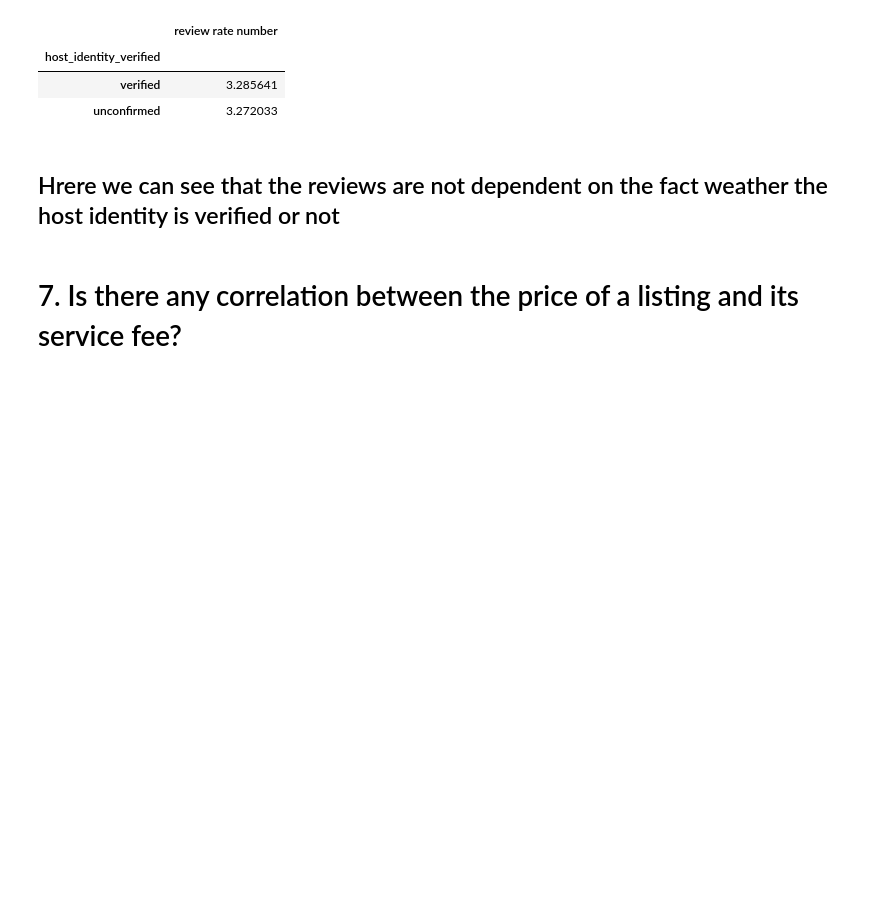
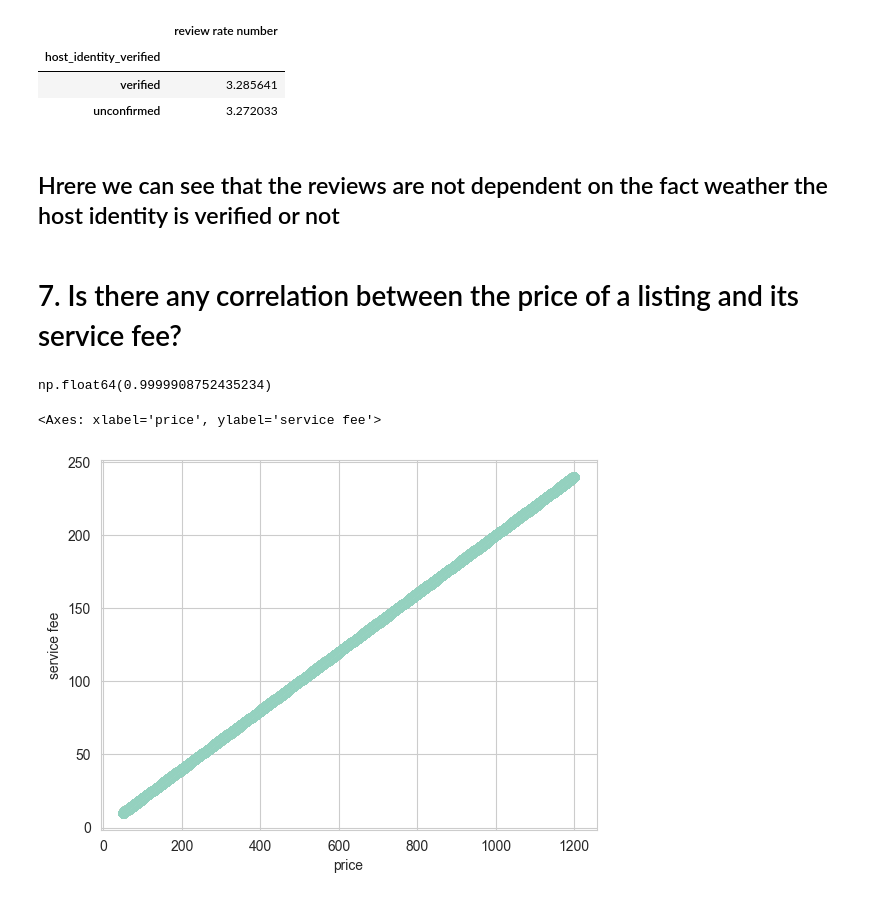
Before and after one commit to abhi-ram-M/VOIS_AICTE_Oct2025_Abhiram-Manepalli, a Jupyter notebook: Airbnb Hotel booking Analysis.ipynb, the cells around one changed output. Saved outputs shown, nothing was run; the diff lists cells and outputs as text; code cells hidden in the pictures; blank space fills up the shorter version.

```diff
--- a/Airbnb Hotel booking Analysis.ipynb
+++ b/Airbnb Hotel booking Analysis.ipynb
@@ -300,3 +300,12 @@ review
 ## Hrere we can see that the reviews are not dependent on the fact weather the host identity is verified or not
 # %% [markdown]
 # 7. Is there any correlation between the price of a listing and its service fee?
+# %%
+df['price'].corr(df['service fee'])
+# %% [output]
+np.float64(0.9999908752435234)
+# %%
+sns.regplot(df, x = 'price', y = 'service fee')
+# %% [output]
+<Axes: xlabel='price', ylabel='service fee'>
+[figure, added]
```
Also changed, not shown: parts of 6 cells of this notebook.
